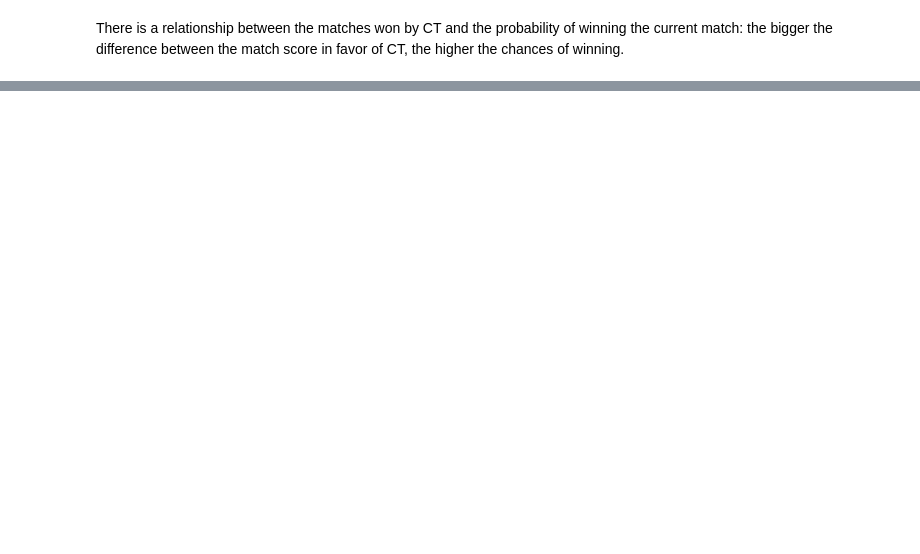
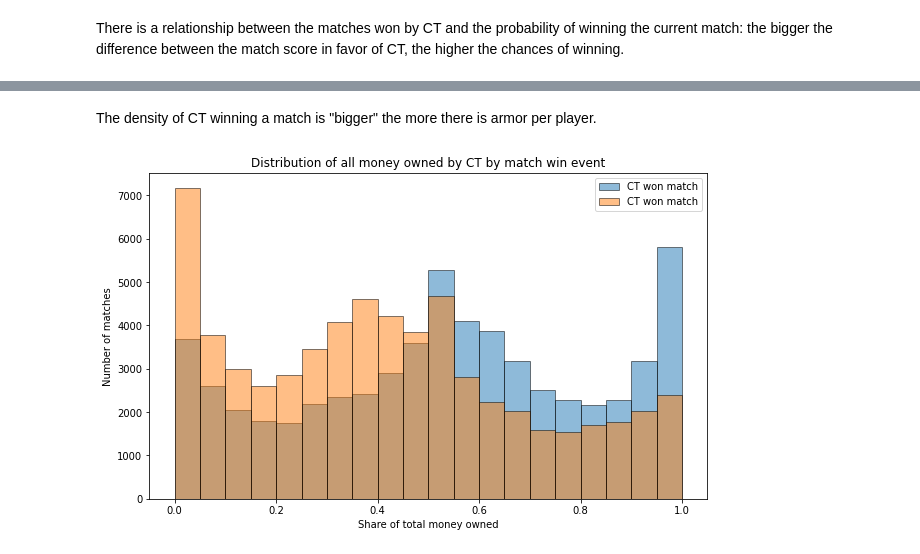
Before and after one commit to Eligijus112/api-book, a Jupyter notebook: api-book/chapter-1-intro/machine-learning-model.ipynb, the cells around one changed output, grey strips where cells are left out. Cells and saved outputs as stored; diff of their text form; code cells hidden in the pictures; blank space fills up the shorter version.

```diff
--- a/api-book/chapter-1-intro/machine-learning-model.ipynb
+++ b/api-book/chapter-1-intro/machine-learning-model.ipynb
@@ -253,0 +316,25 @@ There is a relationship between the matches won by CT and the probability of win
+# %% [markdown]
+The density of CT winning a match is "bigger" the more there is armor per player.
+# %%
+plt.figure(figsize=(10, 6))
+plt.hist(
+    d.loc[d['Y']==1, 'ct_money_share'].values,
+    alpha=0.5,
+    label='CT won match',
+    edgecolor='black',
+    bins=20
+    )
+plt.hist(
+    d.loc[d['Y']==0, 'ct_money_share'].values,
+    alpha=0.5,
+    label='CT won match',
+    edgecolor='black',
+    bins=20
+    )
+plt.legend()
+plt.title("Distribution of all money owned by CT by match win event")
+plt.ylabel("Number of matches")
+plt.xlabel("Share of total money owned")
+plt.show()
+# %% [output]
+[figure, added]
```
Also changed, not shown: parts of 24 cells of this notebook, 1 other file.
